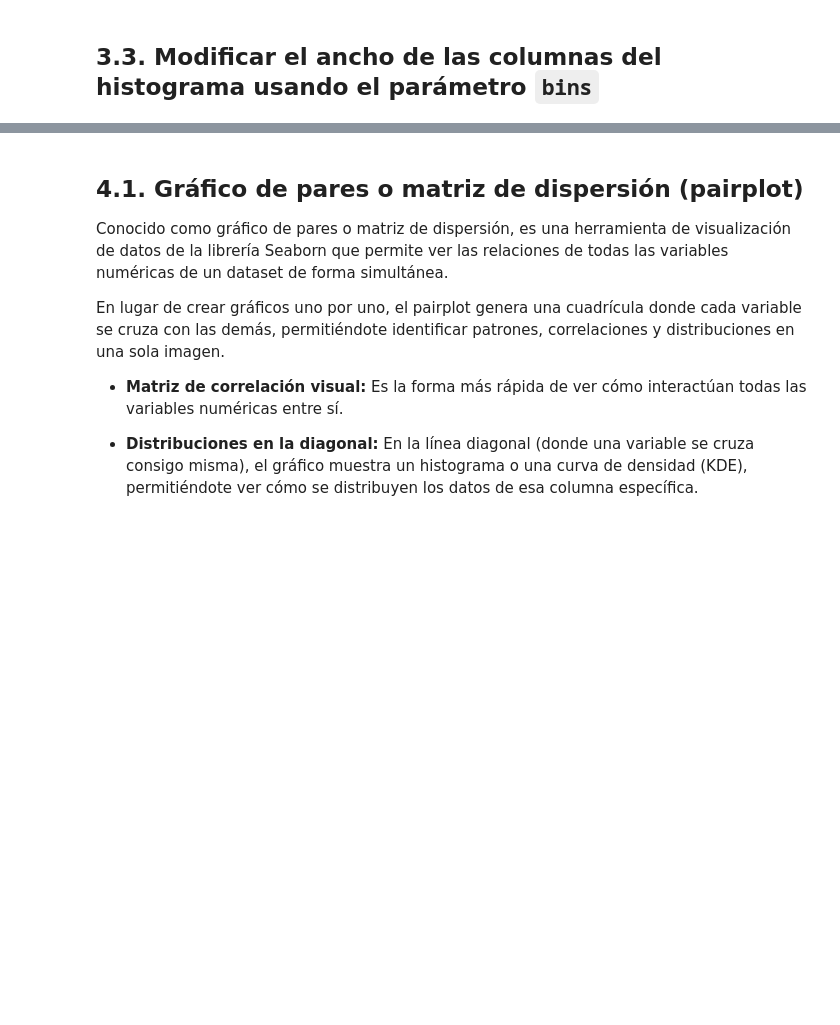
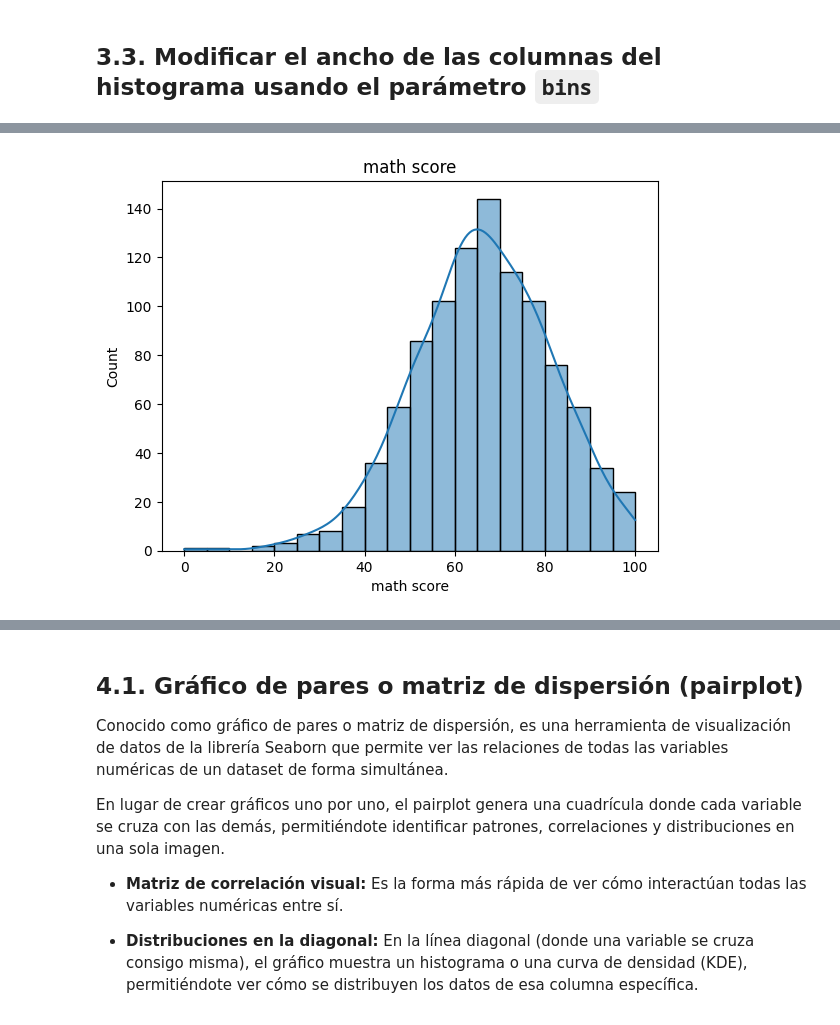
Before and after one commit to estebangonzalezITM/DataScience, a Jupyter notebook: MaterialdeEstudio/Semana6/Clase_5_MedidasEstadisticas_students.ipynb, the cells around one changed output, grey strips where cells are left out. Cells and saved outputs as stored; diff of their text form; code cells hidden in the pictures; blank space fills up the shorter version.

```diff
--- a/MaterialdeEstudio/Semana6/Clase_5_MedidasEstadisticas_students.ipynb
+++ b/MaterialdeEstudio/Semana6/Clase_5_MedidasEstadisticas_students.ipynb
@@ -92,5 +187,7 @@ plt.show()
 # %%
-sns.histplot(df['math score'].dropna(), kde=True, bins=20)
+sns.histplot(datos['math score'].dropna(), kde=True, bins=20)
 plt.title('math score')
 plt.show()
+# %% [output]
+[figure, added]
 # %%
```
Also changed, not shown: parts of 31 cells of this notebook.
